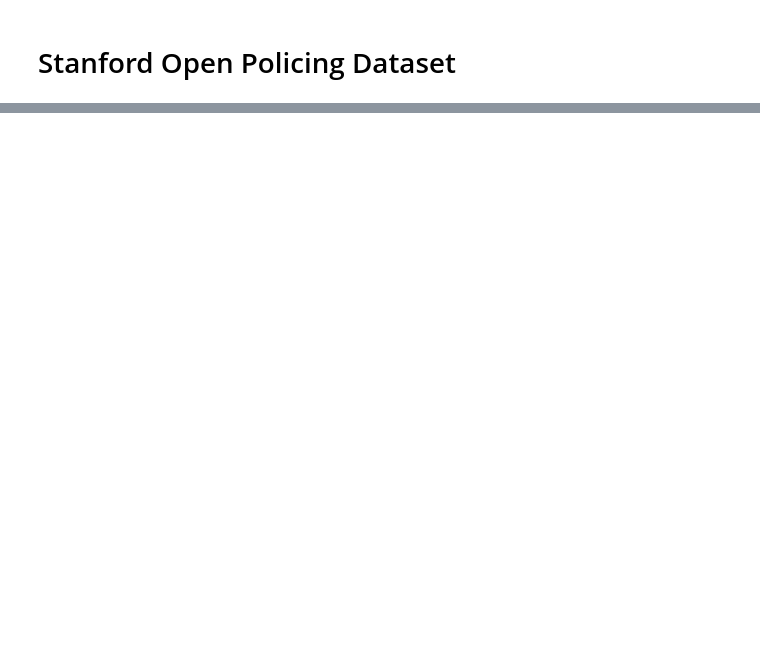
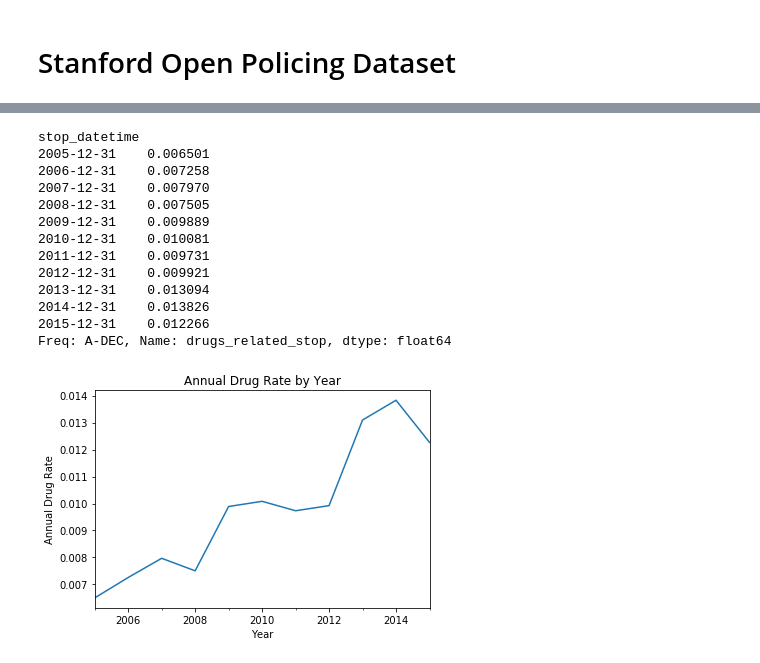
Before and after one commit to JasonKwo/DataCamp-Data-Scientist-with-Python, a Jupyter notebook: 11-Analysing-Police-Activity-with-Pandas/Analysing Police Activity with Pandas.ipynb, the cells around one changed output, grey strips where cells are left out. Saved outputs shown, nothing was run; the diff lists cells and outputs as text; code cells hidden in the pictures; blank space fills up the shorter version.

```diff
--- a/11-Analysing-Police-Activity-with-Pandas/Analysing Police Activity with Pandas.ipynb
+++ b/11-Analysing-Police-Activity-with-Pandas/Analysing Police Activity with Pandas.ipynb
@@ -102,0 +150,3 @@ dtype: int64
+# %%
+# Set 'stop_datetime' as the index
+ri.set_index('stop_datetime', inplace=True)
@@ -102,0 +311,13 @@ dtype: int64
+# %%
+# Count the 'search_type' values
+# .value_counts() excludes missing values by default.  We can use .value_counts(dropna=False) to include these values.
+print(ri.search_type.value_counts())
+
+# Check if 'search_type' contains the string 'Protective Frisk'
+ri['frisk'] = ri.search_type.str.contains('Protective Frisk', na=False)
+
+# Check the data type of 'frisk'
+print(ri.frisk.dtype)
+
+# Take the sum of 'frisk'
+print(ri.frisk.sum())
@@ -102,0 +428,30 @@ dtype: int64
+# %%
+# Calculate the annual rate of drug-related stops
+print(ri.drugs_related_stop.resample('A').mean())
+
+# Save the annual rate of drug-related stops
+annual_drug_rate = ri.drugs_related_stop.resample('A').mean()
+
+# Create a line plot of 'annual_drug_rate'
+annual_drug_rate.plot()
+plt.xlabel('Year')
+plt.ylabel('Annual Drug Rate')
+plt.title('Annual Drug Rate by Year')
+
+# Display the plot
+plt.show()
+# %% [output]
+stop_datetime
+2005-12-31    0.006501
+2006-12-31    0.007258
+2007-12-31    0.007970
+2008-12-31    0.007505
+2009-12-31    0.009889
+2010-12-31    0.010081
+2011-12-31    0.009731
+2012-12-31    0.009921
+2013-12-31    0.013094
+2014-12-31    0.013826
+2015-12-31    0.012266
+Freq: A-DEC, Name: drugs_related_stop, dtype: float64
+[figure, added]
```
Also changed, not shown: parts of 65 cells of this notebook.
